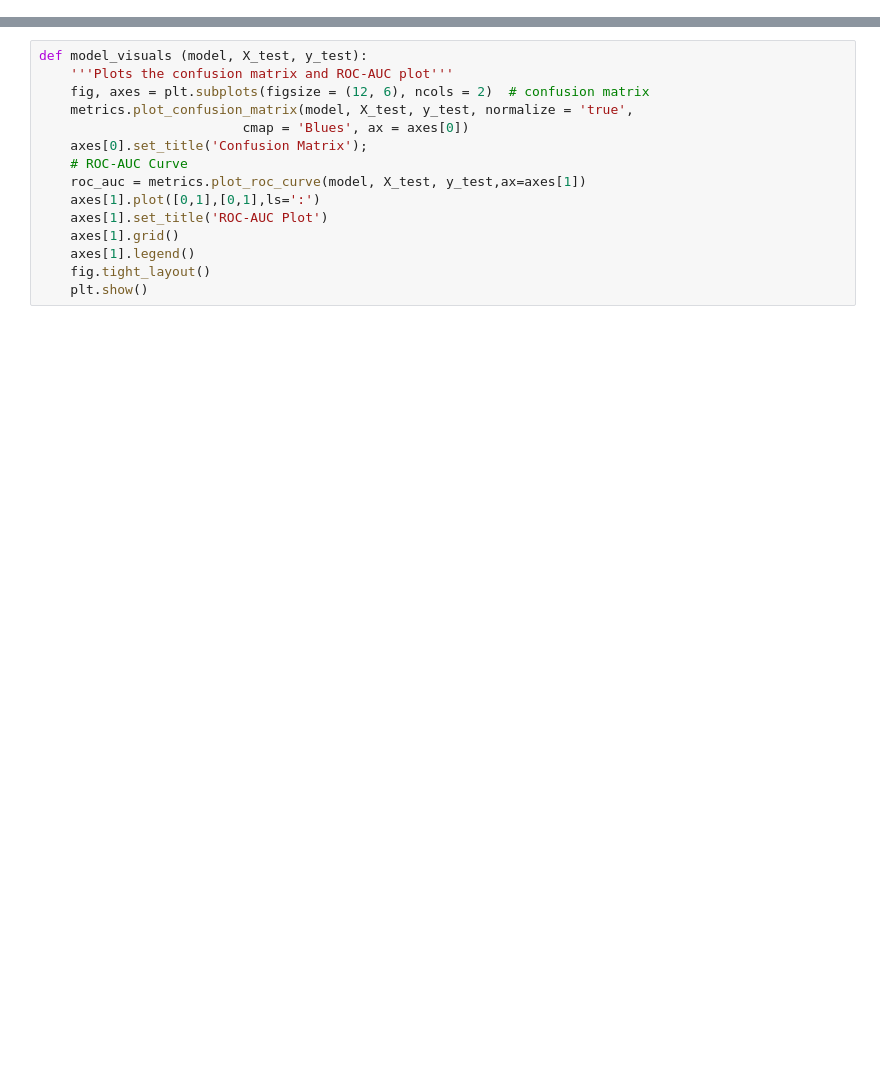
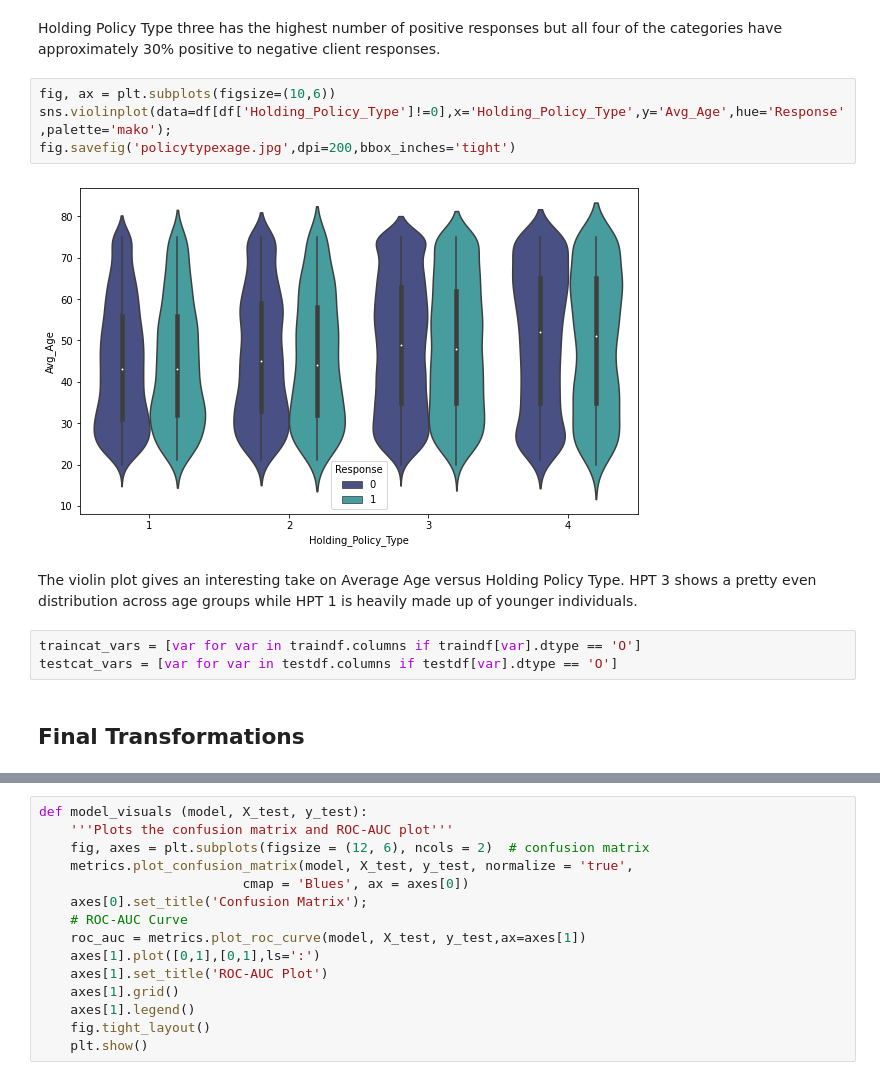
Before and after one commit to miguelangelsantana/Health-Insurance-Lead-Prediction, a Jupyter notebook: Jupiter_notebook.ipynb, the cells around one changed output, grey strips where cells are left out. Cells and saved outputs as stored; diff of their text form; blank space fills up the shorter version.

```diff
--- a/Jupiter_notebook.ipynb
+++ b/Jupiter_notebook.ipynb
@@ -123,0 +165,15 @@ from sklearn.ensemble import AdaBoostClassifier
+# %% [markdown]
+Holding Policy Type three has the highest number of positive responses but all four of the categories have approximately 30% positive to negative client responses.
+# %%
+fig, ax = plt.subplots(figsize=(10,6))
+sns.violinplot(data=df[df['Holding_Policy_Type']!=0],x='Holding_Policy_Type',y='Avg_Age',hue='Response',palette='mako');
+fig.savefig('policytypexage.jpg',dpi=200,bbox_inches='tight')
+# %% [output]
+[figure, added]
+# %% [markdown]
+The violin plot gives an interesting take on Average Age versus Holding Policy Type. HPT 3 shows a pretty even distribution across age groups while HPT 1 is heavily made up of younger individuals.
+# %%
+traincat_vars = [var for var in traindf.columns if traindf[var].dtype == 'O']
+testcat_vars = [var for var in testdf.columns if testdf[var].dtype == 'O']
+# %% [markdown]
+## Final Transformations
```
Also changed, not shown: parts of 148 cells of this notebook, 29 other files.
